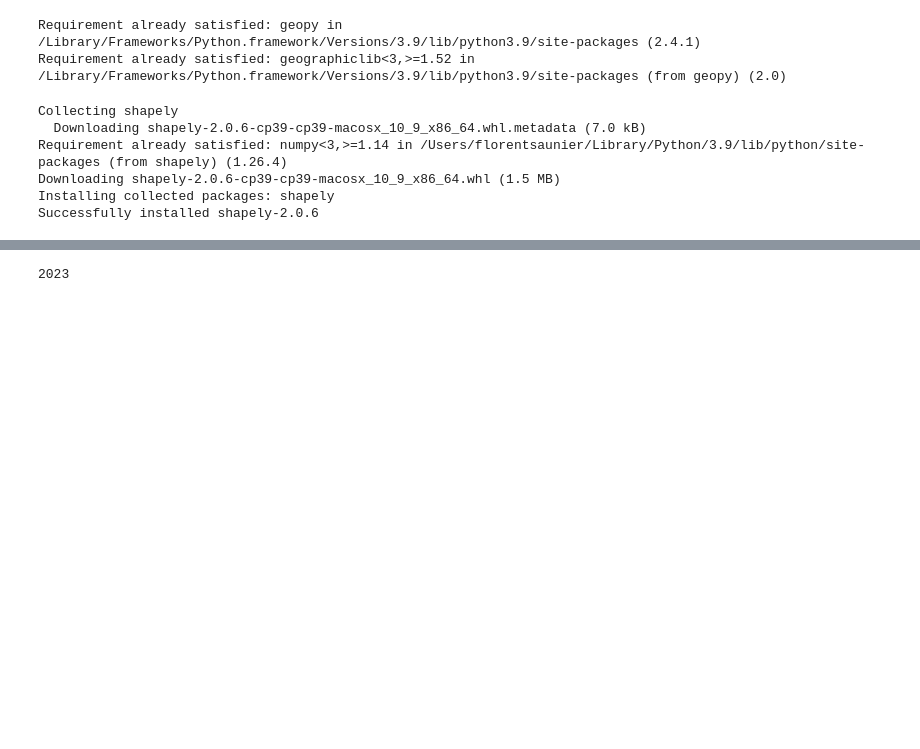
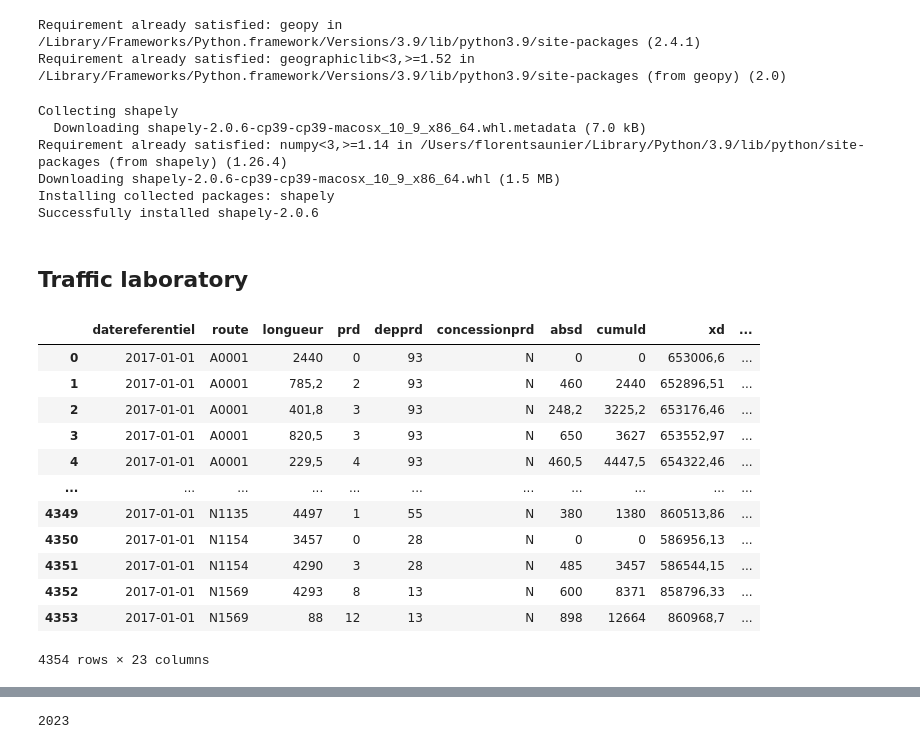
Before and after one commit to Flotauv/Projet_Data_Innovant-, a Jupyter notebook: Projet_FLO.ipynb, the cells around one changed output, grey strips where cells are left out. Drawn from its saved outputs; the diff is of its cells as text; code cells hidden in the pictures; blank space fills up the shorter version.

```diff
--- a/Projet_FLO.ipynb
+++ b/Projet_FLO.ipynb
@@ -22,3 +22,5 @@ import json
 #from geopy.distance import geodesic
 #import folium
 import os
+# %% [markdown]
+## Traffic laboratory
@@ -24,0 +68,25 @@ import os
+# %%
+def fct_test(file):
+    try:
+        df = pd.read_csv(file,sep=None,engine='python')
+        df.columns = df.columns.str.lower()
+        return df
+    except pd.errors.ParserError as e:
+        print(f"Erreur de type {e}")
+        return None
+# %%
+fct_test(file)
+# %% [output]
+|  | datereferentiel | route | longueur | prd | depprd | concessionprd | absd | cumuld | xd | ... |
+| 0 | 2017-01-01 | A0001 | 2440 | 0 | 93 | N | 0 | 0 | 653006,6 | ... |
+| 1 | 2017-01-01 | A0001 | 785,2 | 2 | 93 | N | 460 | 2440 | 652896,51 | ... |
+| 2 | 2017-01-01 | A0001 | 401,8 | 3 | 93 | N | 248,2 | 3225,2 | 653176,46 | ... |
+| 3 | 2017-01-01 | A0001 | 820,5 | 3 | 93 | N | 650 | 3627 | 653552,97 | ... |
+| 4 | 2017-01-01 | A0001 | 229,5 | 4 | 93 | N | 460,5 | 4447,5 | 654322,46 | ... |
+| ... | ... | ... | ... | ... | ... | ... | ... | ... | ... | ... |
+| 4349 | 2017-01-01 | N1135 | 4497 | 1 | 55 | N | 380 | 1380 | 860513,86 | ... |
+| 4350 | 2017-01-01 | N1154 | 3457 | 0 | 28 | N | 0 | 0 | 586956,13 | ... |
+| 4351 | 2017-01-01 | N1154 | 4290 | 3 | 28 | N | 485 | 3457 | 586544,15 | ... |
+| 4352 | 2017-01-01 | N1569 | 4293 | 8 | 13 | N | 600 | 8371 | 858796,33 | ... |
+| 4353 | 2017-01-01 | N1569 | 88 | 12 | 13 | N | 898 | 12664 | 860968,7 | ... |
+4354 rows × 23 columns
```
Also changed, not shown: parts of 8 cells of this notebook, 2 other files.
